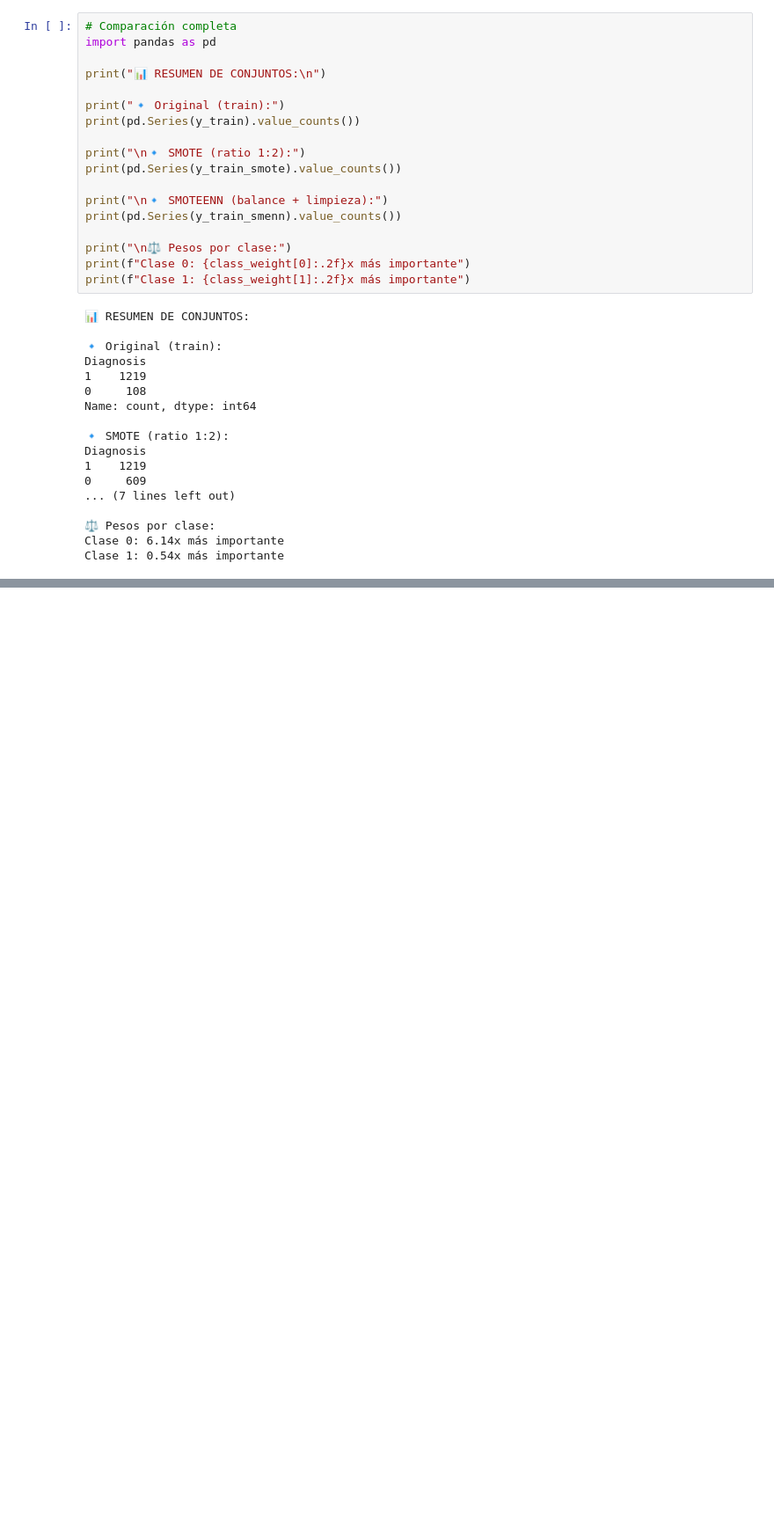
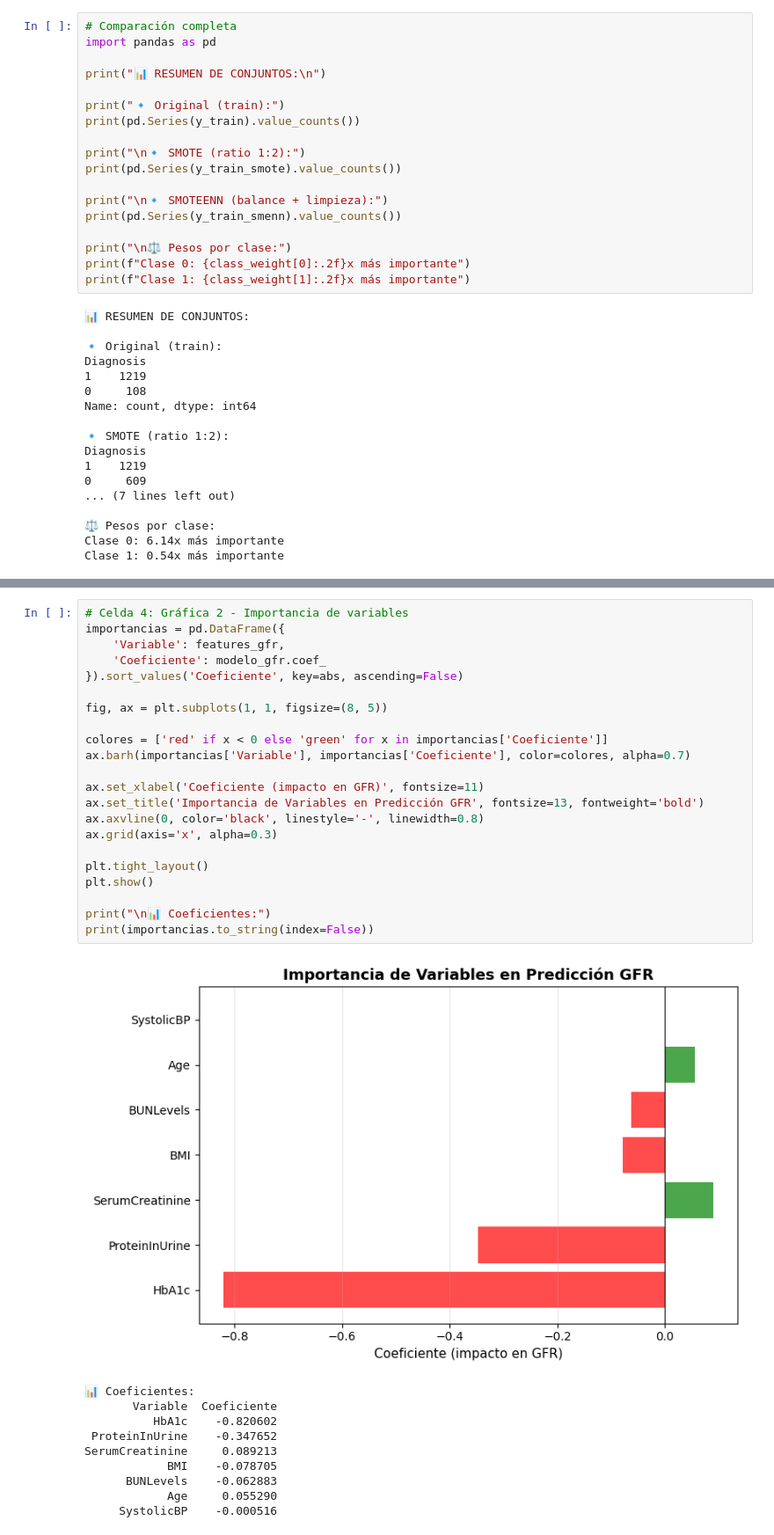
Before and after one commit to samcab28/Analisis-Algoritmos, a Jupyter notebook: IA_Proyecto.ipynb, the cells around one changed output, grey strips where cells are left out. Shown: that part at 88% size. Drawn from its saved outputs; the diff is of its cells as text; blank space fills up the shorter version.

```diff
--- a/IA_Proyecto.ipynb
+++ b/IA_Proyecto.ipynb
@@ -393,0 +513,33 @@ Clase 1: 0.54x más importante
+# %%
+# Celda 4: Gráfica 2 - Importancia de variables
+importancias = pd.DataFrame({
+    'Variable': features_gfr,
+    'Coeficiente': modelo_gfr.coef_
+}).sort_values('Coeficiente', key=abs, ascending=False)
+
+fig, ax = plt.subplots(1, 1, figsize=(8, 5))
+
+colores = ['red' if x < 0 else 'green' for x in importancias['Coeficiente']]
+ax.barh(importancias['Variable'], importancias['Coeficiente'], color=colores, alpha=0.7)
+
+ax.set_xlabel('Coeficiente (impacto en GFR)', fontsize=11)
+ax.set_title('Importancia de Variables en Predicción GFR', fontsize=13, fontweight='bold')
+ax.axvline(0, color='black', linestyle='-', linewidth=0.8)
+ax.grid(axis='x', alpha=0.3)
+
+plt.tight_layout()
+plt.show()
+
+print("\n📊 Coeficientes:")
+print(importancias.to_string(index=False))
+# %% [output]
+[figure, added]
+📊 Coeficientes:
+       Variable  Coeficiente
+          HbA1c    -0.820602
+ ProteinInUrine    -0.347652
+SerumCreatinine     0.089213
+            BMI    -0.078705
+      BUNLevels    -0.062883
+            Age     0.055290
+     SystolicBP    -0.000516
```
Also changed, not shown: parts of 6 cells of this notebook.
